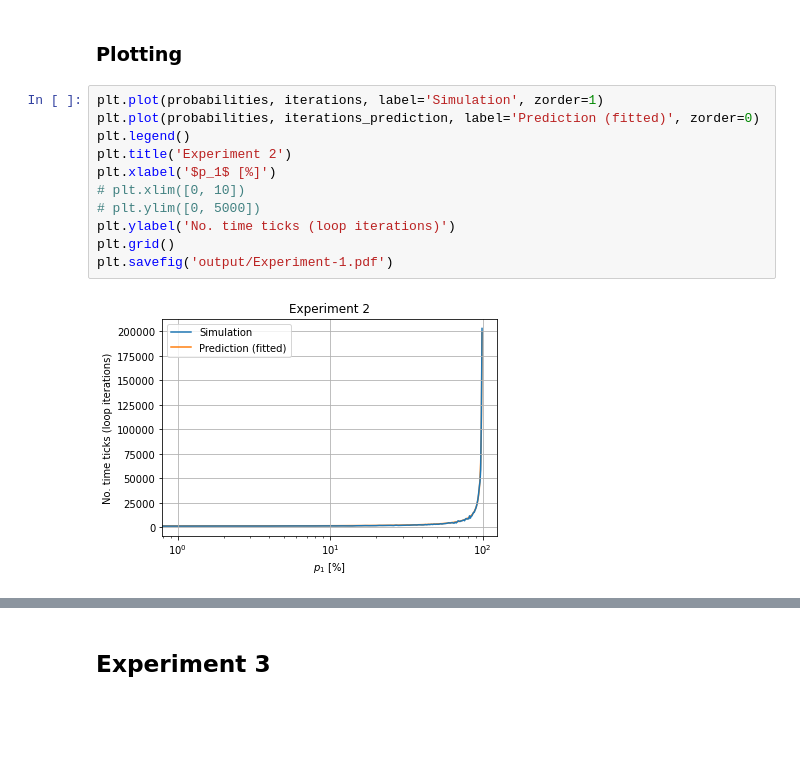
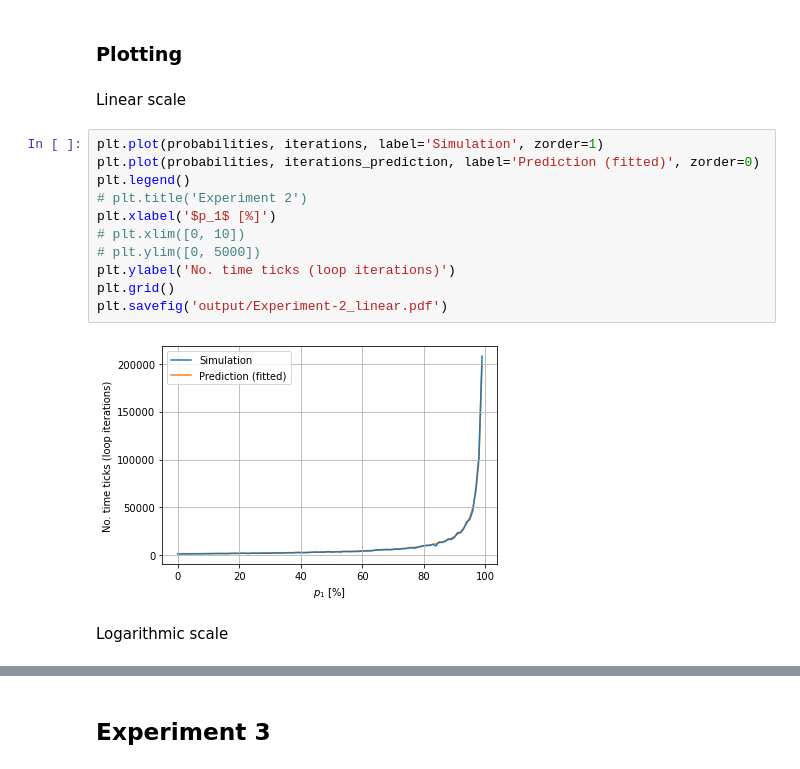
Before and after one commit to KevinvdT/TUDelft_EE2T22_Assignment-1, a Jupyter notebook: experiments.ipynb, the cells around one changed output, grey strips where cells are left out. Cells and saved outputs as stored; diff of their text form; blank space fills up the shorter version.

```diff
--- a/experiments.ipynb
+++ b/experiments.ipynb
@@ -92,18 +93,22 @@ p_1 = 99% took 187827 iterations
 # %% [markdown]
 ### Plotting
+# %% [markdown]
+Linear scale
 # %%
 plt.plot(probabilities, iterations, label='Simulation', zorder=1)
 plt.plot(probabilities, iterations_prediction, label='Prediction (fitted)', zorder=0)
 plt.legend()
-plt.title('Experiment 2')
+# plt.title('Experiment 2')
 plt.xlabel('$p_1$ [%]')
 # plt.xlim([0, 10])
 # plt.ylim([0, 5000])
 plt.ylabel('No. time ticks (loop iterations)')
 plt.grid()
-plt.savefig('output/Experiment-1.pdf')
+plt.savefig('output/Experiment-2_linear.pdf')
 # %% [output]
-[figure, old version]
+[figure, new version]
+# %% [markdown]
+Logarithmic scale
 # %%
 plt.semilogy(probabilities, iterations, label='Simulation', zorder=1)
 plt.semilogy(probabilities, iterations_prediction, label='Prediction (fitted)', zorder=0)
```
Also changed, not shown: parts of 11 cells of this notebook, 9 other files.
